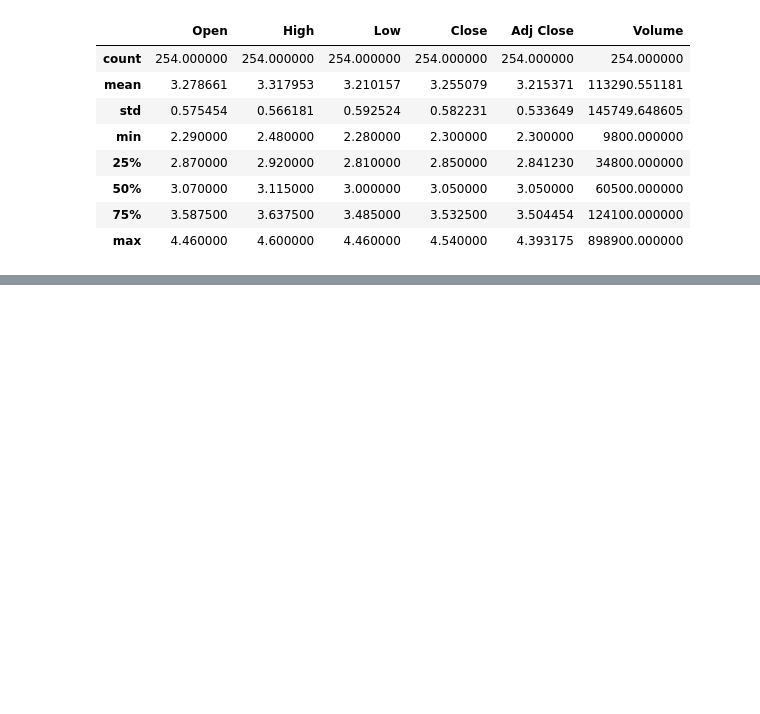
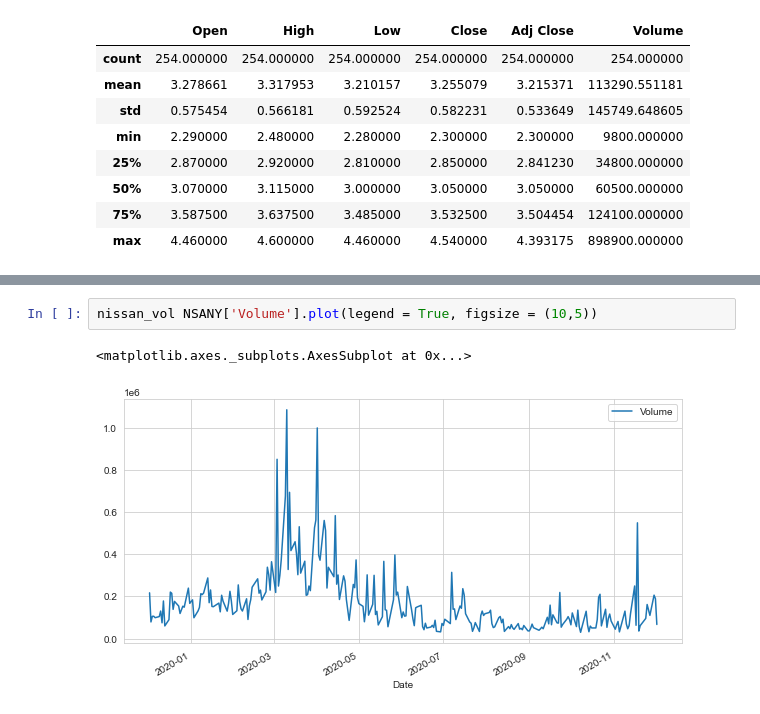
Before and after one commit to MattEgan660/JHU-Python-GroupProject, a Jupyter notebook: Yahoo Finance Data/AS_Manufacture.ipynb, the cells around one changed output, grey strips where cells are left out. Cells and saved outputs as stored; diff of their text form; blank space fills up the shorter version.

```diff
--- a/Yahoo Finance Data/AS_Manufacture.ipynb
+++ b/Yahoo Finance Data/AS_Manufacture.ipynb
@@ -116,0 +130,5 @@ final_as_df
+# %%
+nissan_vol NSANY['Volume'].plot(legend = True, figsize = (10,5))
+# %% [output]
+<matplotlib.axes._subplots.AxesSubplot at 0x...>
+[figure, added]
```
Also changed, not shown: parts of 10 cells of this notebook.
